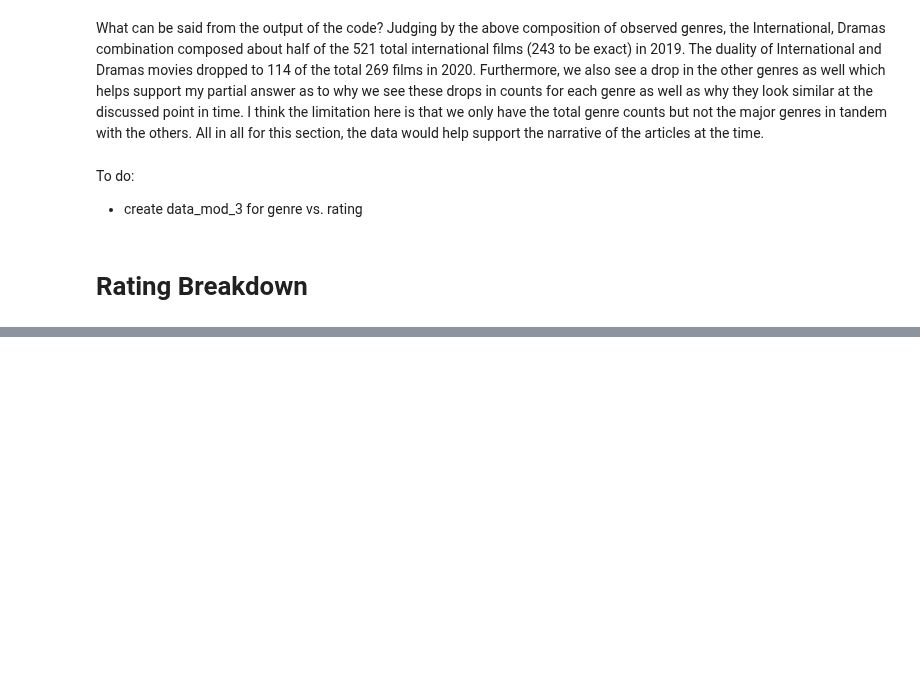
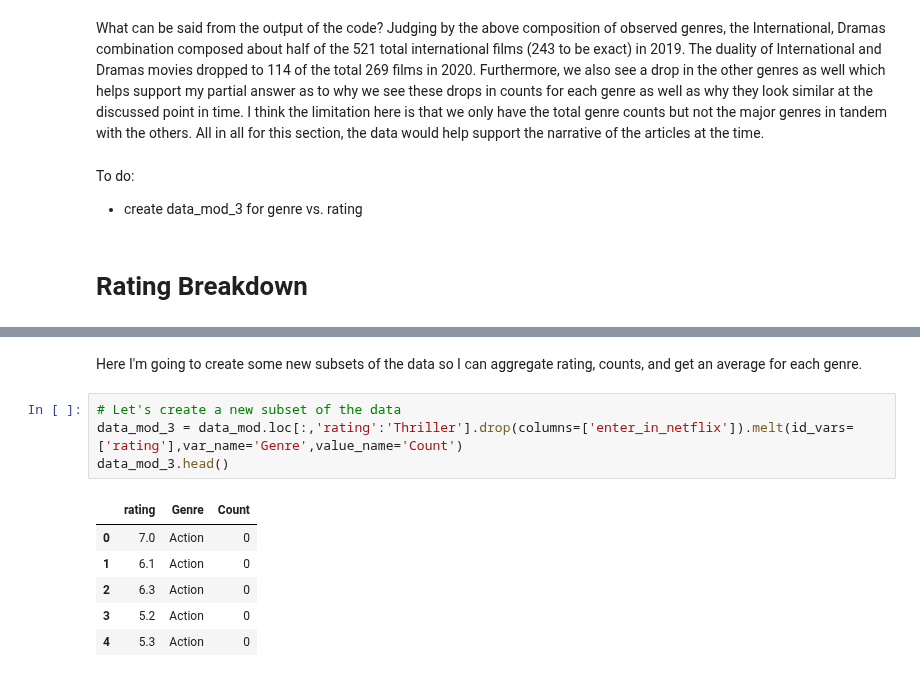
Before and after one commit to Kristian-Abad/Netflix-Movies-Project, a Jupyter notebook: Netflix_Movies.ipynb, the cells around one changed output, grey strips where cells are left out. Cells and saved outputs as stored; diff of their text form; blank space fills up the shorter version.

```diff
--- a/Netflix_Movies.ipynb
+++ b/Netflix_Movies.ipynb
@@ -400,0 +413,13 @@ To do:
+# %% [markdown]
+Here I'm going to create some new subsets of the data so I can aggregate rating, counts, and get an average for each genre.
+# %%
+# Let's create a new subset of the data
+data_mod_3 = data_mod.loc[:,'rating':'Thriller'].drop(columns=['enter_in_netflix']).melt(id_vars=['rating'],var_name='Genre',value_name='Count')
+data_mod_3.head()
+# %% [output]
+|  | rating | Genre | Count |
+| 0 | 7.0 | Action | 0 |
+| 1 | 6.1 | Action | 0 |
+| 2 | 6.3 | Action | 0 |
+| 3 | 5.2 | Action | 0 |
+| 4 | 5.3 | Action | 0 |
```
Also changed, not shown: parts of 9 cells of this notebook.
